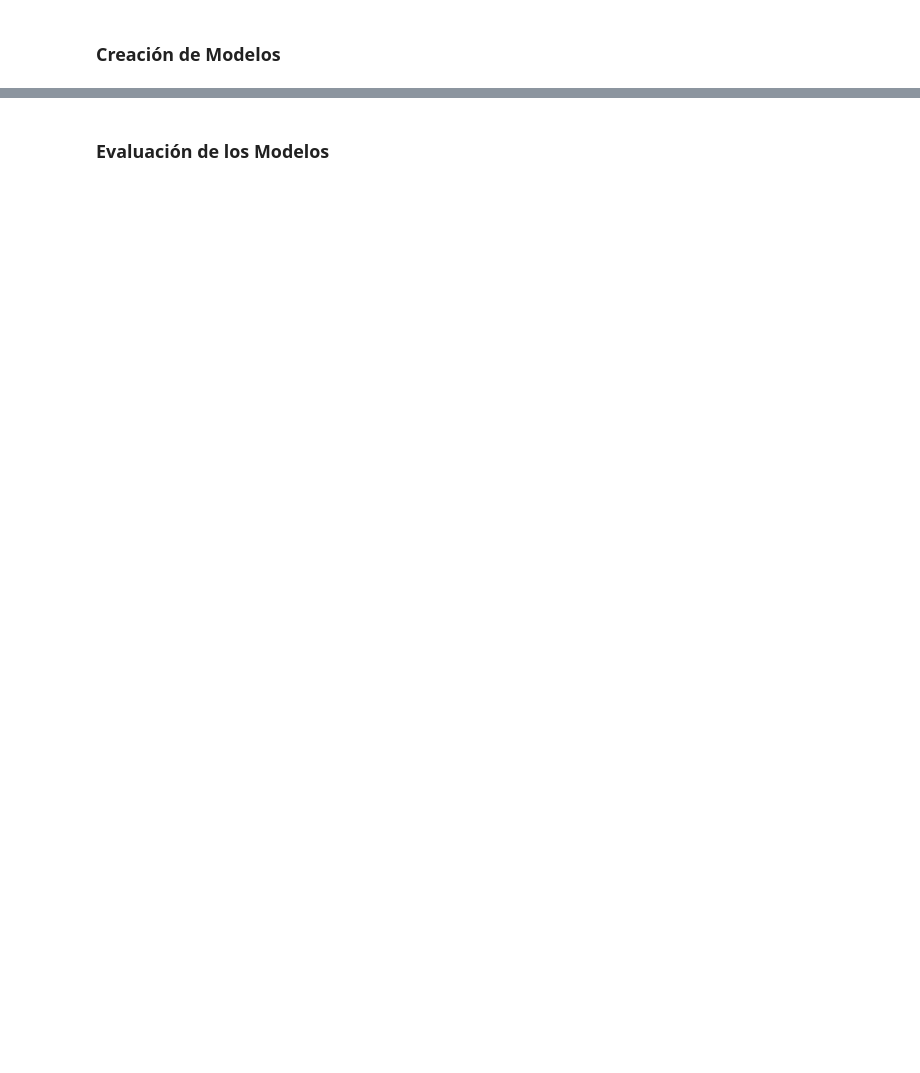
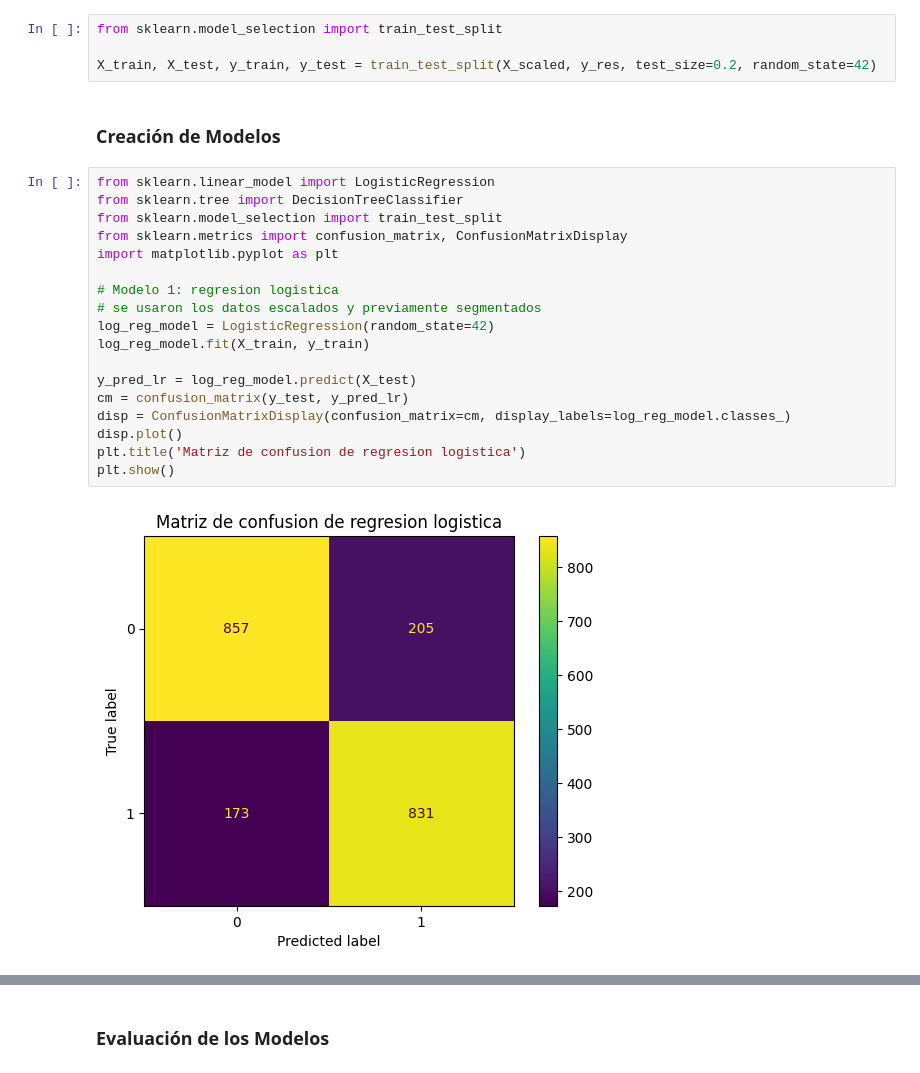
Before and after one commit to CesarAvalosGarcia1432/Challenge-telecomx-parte2, a Jupyter notebook: TelecomX_LATAM_parte2.ipynb, the cells around one changed output, grey strips where cells are left out. Cells and saved outputs as stored; diff of their text form; blank space fills up the shorter version.

```diff
--- a/TelecomX_LATAM_parte2.ipynb
+++ b/TelecomX_LATAM_parte2.ipynb
@@ -203,5 +295,29 @@ plt.show()
 ## 🤖 Modelado Predictivo
 # %% [markdown]
 ### Separación de Datos
+# %%
+from sklearn.model_selection import train_test_split
+
+X_train, X_test, y_train, y_test = train_test_split(X_scaled, y_res, test_size=0.2, random_state=42)
 # %% [markdown]
 ### Creación de Modelos
+# %%
+from sklearn.linear_model import LogisticRegression
+from sklearn.tree import DecisionTreeClassifier
+from sklearn.model_selection import train_test_split
+from sklearn.metrics import confusion_matrix, ConfusionMatrixDisplay
+import matplotlib.pyplot as plt
+
+# Modelo 1: regresion logistica
+# se usaron los datos escalados y previamente segmentados
+log_reg_model = LogisticRegression(random_state=42)
+log_reg_model.fit(X_train, y_train)
+
+y_pred_lr = log_reg_model.predict(X_test)
+cm = confusion_matrix(y_test, y_pred_lr)
+disp = ConfusionMatrixDisplay(confusion_matrix=cm, display_labels=log_reg_model.classes_)
+disp.plot()
+plt.title('Matriz de confusion de regresion logistica')
+plt.show()
+# %% [output]
+[figure, added]
```
Also changed, not shown: parts of 17 cells of this notebook.
